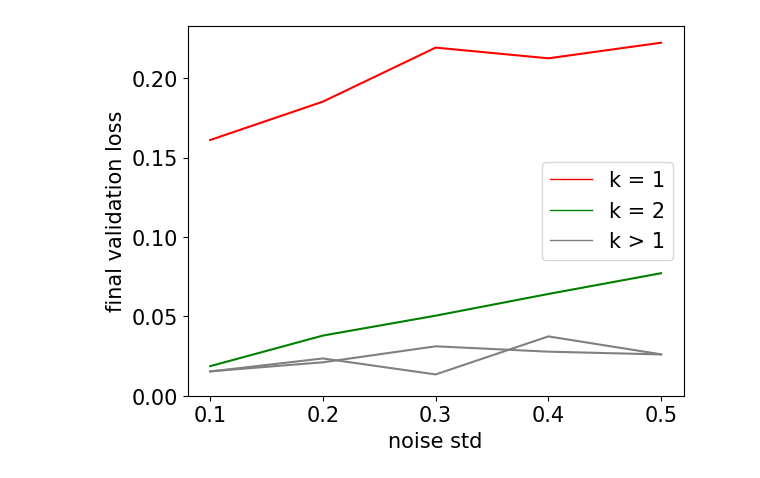
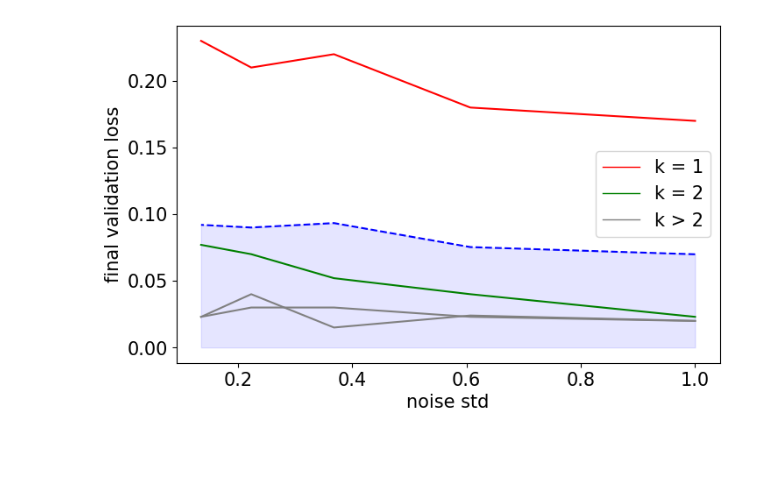
Before and after one commit to antoniibelyshev/Beyond-Dynamics, a Jupyter notebook: msap_coupled_oscillator_noise.ipynb, the cells around one changed output. Cells and saved outputs as stored; diff of their text form; code cells hidden in the pictures; blank space fills up the shorter version.

```diff
--- a/msap_coupled_oscillator_noise.ipynb
+++ b/msap_coupled_oscillator_noise.ipynb
@@ -32,7 +33,12 @@ plt.show()
 # %%
-noise_std_lst = np.linspace(0.1, 0.5, 5)
+noise_std_lst = np.exp(-np.arange(6) / 2) * np.exp(1 / 2)
 
 data = StandardScaler().fit_transform(data.reshape(data.shape[0] * data.shape[1], -1)).reshape(data.shape)
+
+valid_size = len(data) // 5
+train_size = len(data) - valid_size
+
+train_idx, valid_idx = train_test_split(torch.arange(len(data)), test_size=valid_size)
 
 cfg = {
     "target_dim": 10,
@@ -45,19 +51,17 @@ losses_lst = []
 for noise_std in noise_std_lst:
     noisy_data = data + np.random.normal(size=data.shape) * noise_std
 
-    name = f"co_noise_{round(noise_std, 1)}"
-    dmat = gen_dist_matrix(noisy_data, name=f"data/{name}")
-
-    valid_size = len(dmat) // 5
-    train_size = len(dmat) - valid_size
-
-    train_idx, valid_idx = train_test_split(torch.arange(len(dmat)), test_size=valid_size)
+    name = f"co_noise_{round(noise_std, 2)}"
+    if os.path.isfile(f"data/{name}_dmat.npz"):
+        dmat = np.load(f"data/{name}_dmat.npz")["dmat"]
+    else:
+        dmat = gen_dist_matrix(noisy_data, name=f"data/{name}")
 
     dmat = torch.tensor(dmat, dtype=torch.float32)
     train_dmat = dmat[train_idx[:, None], train_idx[None, :]]
     valid_dmat = dmat[valid_idx[:, None], train_idx[None, :]]
 
-    models, losses = train_MSAP(train_dmat, valid_dmat, cfg, name, min_delta=0.1, patience=50, project_name="MSAP", N_inits=2)
+    models, losses = train_MSAP(train_dmat, valid_dmat, cfg, name + "_v1", min_delta=0.1, patience=50, project_name="MSAP", N_inits=2)
 
     models_lst.append(models)
     losses_lst.append(losses)
@@ -112,25 +109,35 @@ Run history:
 # %%
 from matplotlib.lines import Line2D
 
 
+plt.figure(figsize=(8, 5))
 for i, loss_seq in enumerate(np.array(losses_lst).T):
     c = "grey"
     if i == 0:
         c = "red"
     if i == 1:
         c = "green"
     plt.plot(noise_std_lst, loss_seq, c=c)
 
+bound = np.array(losses_lst).T[0] / 3 + 2 * np.array(losses_lst).T[-1] / 3
+
+plt.plot(noise_std_lst, bound, color="b", linestyle="--")
+plt.fill_between(noise_std_lst, bound, color="blue", alpha=0.1)
+
+# plt.xticks(noise_std_lst)
+plt.xlabel("noise std")
+
 plt.yticks(np.linspace(0, 0.2, 5))
-plt.xlabel("noise std")
 plt.ylabel("final validation loss")
 
 custom_lines = [Line2D([0], [0], color="red", lw=1),
                 Line2D([0], [0], color="green", lw=1),
                 Line2D([0], [0], color="gray", lw=1)]
 
-plt.legend(custom_lines, ["k = 1", "k = 2", "k > 1"])
+plt.legend(custom_lines, ["k = 1", "k = 2", "k > 2"])
+
+plt.savefig("graphs/co_noise_loss.pdf")
 
 plt.show()
 # %% [output]
-[figure, old version]
+[figure, new version]
```
Also changed, not shown: parts of 4 cells of this notebook, 5 other files.
